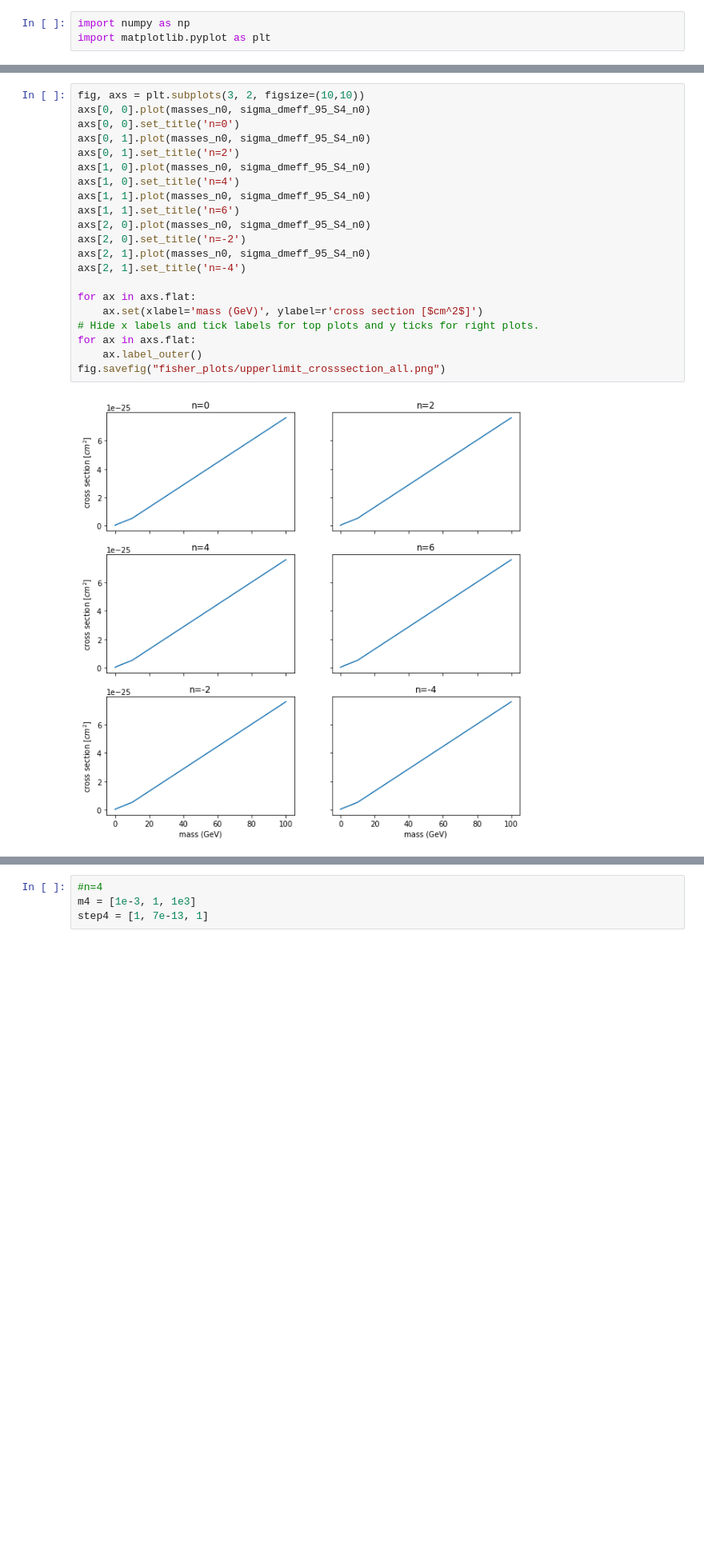
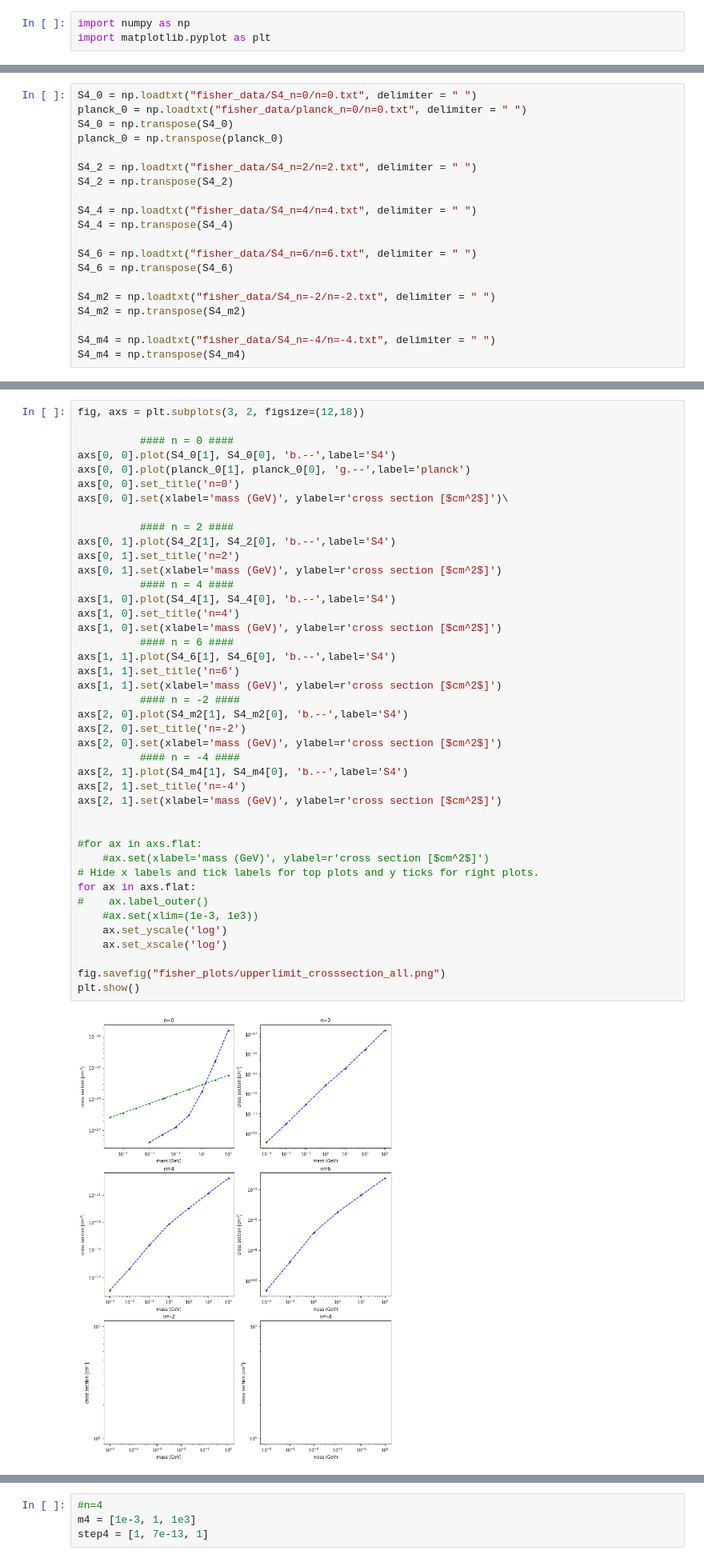
Before and after one commit to iej2106/fisher_dmb, a Jupyter notebook: upperlimit_crossection.ipynb, the cells around one changed output, grey strips where cells are left out. Shown at 80% size. Drawn from its saved outputs; the diff is of its cells as text; blank space fills up the shorter version.

Commit message:
adding multi plot

```diff
--- a/upperlimit_crossection.ipynb
+++ b/upperlimit_crossection.ipynb
@@ -10,0 +4,20 @@ with open("fisher_data/planck_n=0/planck_sigma_dmeff_n=0.txt") as f:
+# %%
+S4_0 = np.loadtxt("fisher_data/S4_n=0/n=0.txt", delimiter = " ")
+planck_0 = np.loadtxt("fisher_data/planck_n=0/n=0.txt", delimiter = " ")
+S4_0 = np.transpose(S4_0)
+planck_0 = np.transpose(planck_0)
+
+S4_2 = np.loadtxt("fisher_data/S4_n=2/n=2.txt", delimiter = " ")
+S4_2 = np.transpose(S4_2)
+
+S4_4 = np.loadtxt("fisher_data/S4_n=4/n=4.txt", delimiter = " ")
+S4_4 = np.transpose(S4_4)
+
+S4_6 = np.loadtxt("fisher_data/S4_n=6/n=6.txt", delimiter = " ")
+S4_6 = np.transpose(S4_6)
+
+S4_m2 = np.loadtxt("fisher_data/S4_n=-2/n=-2.txt", delimiter = " ")
+S4_m2 = np.transpose(S4_m2)
+
+S4_m4 = np.loadtxt("fisher_data/S4_n=-4/n=-4.txt", delimiter = " ")
+S4_m4 = np.transpose(S4_m4)
@@ -11,23 +30,44 @@ with open("fisher_data/planck_n=0/planck_sigma_dmeff_n=0.txt") as f:
 # %%
-fig, axs = plt.subplots(3, 2, figsize=(10,10))
-axs[0, 0].plot(masses_n0, sigma_dmeff_95_S4_n0)
+fig, axs = plt.subplots(3, 2, figsize=(12,18))
+
+          #### n = 0 ####
+axs[0, 0].plot(S4_0[1], S4_0[0], 'b.--',label='S4')
+axs[0, 0].plot(planck_0[1], planck_0[0], 'g.--',label='planck')
 axs[0, 0].set_title('n=0')
-axs[0, 1].plot(masses_n0, sigma_dmeff_95_S4_n0)
+axs[0, 0].set(xlabel='mass (GeV)', ylabel=r'cross section [$cm^2$]')\
+
+          #### n = 2 ####
+axs[0, 1].plot(S4_2[1], S4_2[0], 'b.--',label='S4')
 axs[0, 1].set_title('n=2')
-axs[1, 0].plot(masses_n0, sigma_dmeff_95_S4_n0)
+axs[0, 1].set(xlabel='mass (GeV)', ylabel=r'cross section [$cm^2$]')
+          #### n = 4 ####
+axs[1, 0].plot(S4_4[1], S4_4[0], 'b.--',label='S4')
 axs[1, 0].set_title('n=4')
-axs[1, 1].plot(masses_n0, sigma_dmeff_95_S4_n0)
+axs[1, 0].set(xlabel='mass (GeV)', ylabel=r'cross section [$cm^2$]')
+          #### n = 6 ####
+axs[1, 1].plot(S4_6[1], S4_6[0], 'b.--',label='S4')
 axs[1, 1].set_title('n=6')
-axs[2, 0].plot(masses_n0, sigma_dmeff_95_S4_n0)
+axs[1, 1].set(xlabel='mass (GeV)', ylabel=r'cross section [$cm^2$]')
+          #### n = -2 ####
+axs[2, 0].plot(S4_m2[1], S4_m2[0], 'b.--',label='S4')
 axs[2, 0].set_title('n=-2')
-axs[2, 1].plot(masses_n0, sigma_dmeff_95_S4_n0)
+axs[2, 0].set(xlabel='mass (GeV)', ylabel=r'cross section [$cm^2$]')
+          #### n = -4 ####
+axs[2, 1].plot(S4_m4[1], S4_m4[0], 'b.--',label='S4')
 axs[2, 1].set_title('n=-4')
+axs[2, 1].set(xlabel='mass (GeV)', ylabel=r'cross section [$cm^2$]')
 
-for ax in axs.flat:
-    ax.set(xlabel='mass (GeV)', ylabel=r'cross section [$cm^2$]')
+
+#for ax in axs.flat:
+    #ax.set(xlabel='mass (GeV)', ylabel=r'cross section [$cm^2$]')
 # Hide x labels and tick labels for top plots and y ticks for right plots.
 for ax in axs.flat:
-    ax.label_outer()
+#    ax.label_outer()
+    #ax.set(xlim=(1e-3, 1e3))
+    ax.set_yscale('log')
+    ax.set_xscale('log')
+
 fig.savefig("fisher_plots/upperlimit_crosssection_all.png")
+plt.show()
 # %% [output]
-[figure, old version]
+[figure, new version]
```
Also changed, not shown: parts of 4 cells of this notebook.
